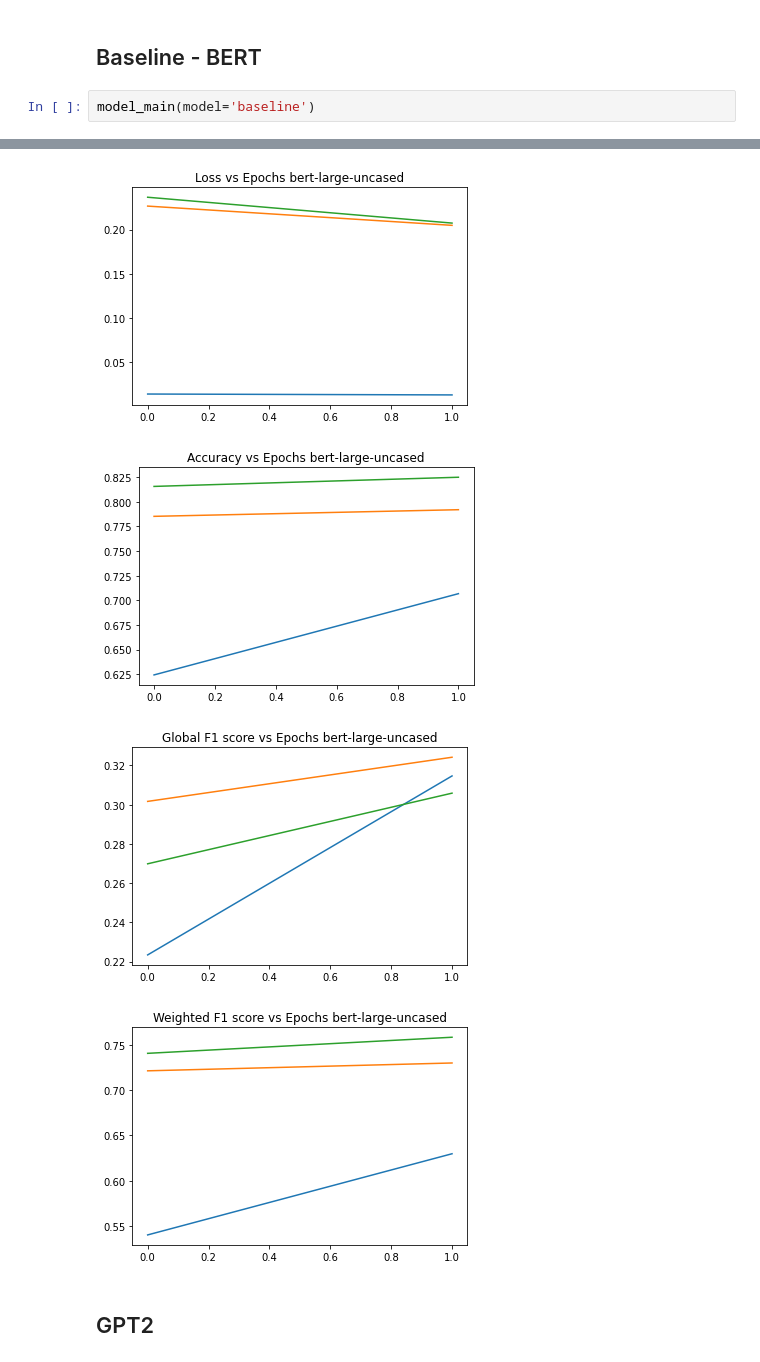
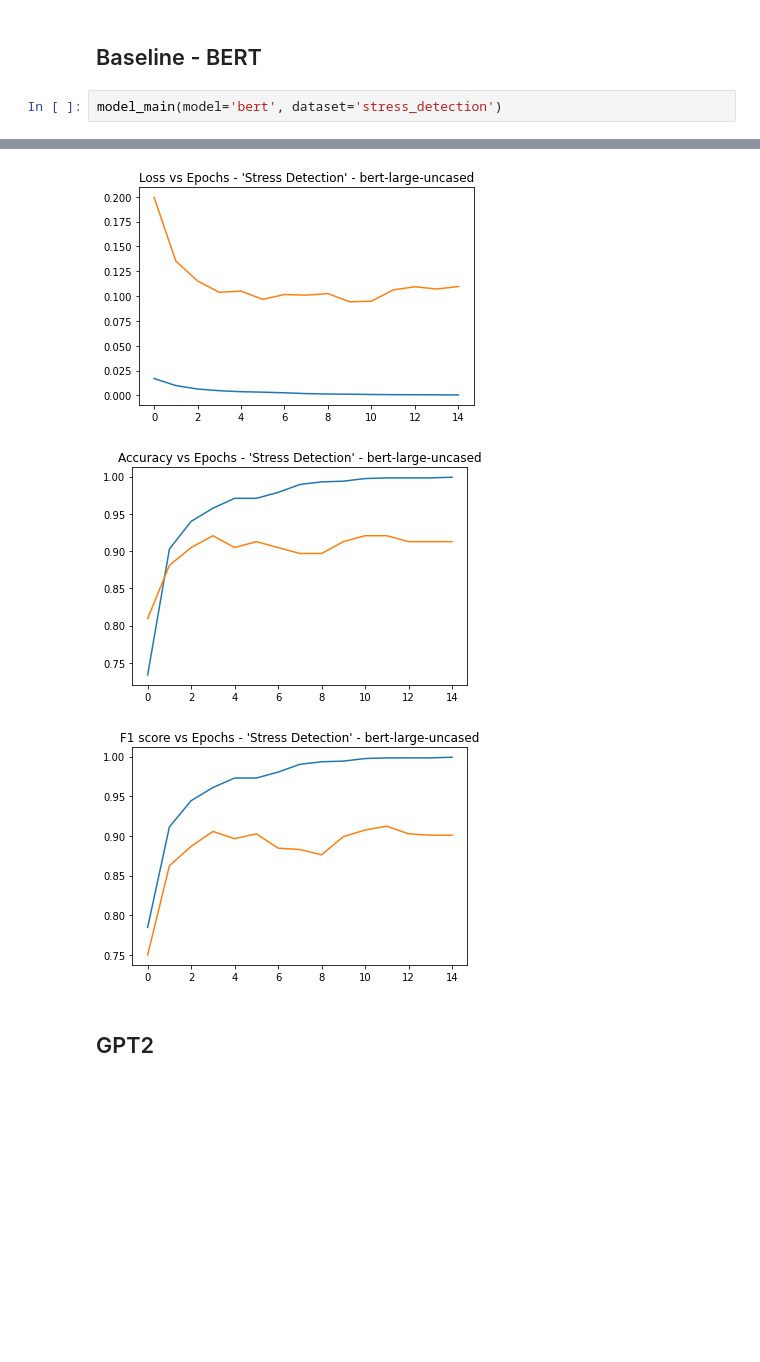
Before and after one commit to alonmoses/Advanced-ML-Final-Project, a Jupyter notebook: run_project_dreaddit.ipynb, the cells around one changed output, grey strips where cells are left out. Saved outputs shown, nothing was run; the diff lists cells and outputs as text; blank space fills up the shorter version.

Commit message:
add notebooks for full run + plots

```diff
--- a/run_project_dreaddit.ipynb
+++ b/run_project_dreaddit.ipynb
@@ -84,5 +39,5 @@ from src.run_model import main as model_main
 # %% [markdown]
 ## Baseline - BERT
 # %%
-model_main(model='baseline')
+model_main(model='bert', dataset='stress_detection')
 # %% [output]
@@ -121,7 +67,6 @@ Test- accuracy: 0.8248494800218938, F1: 0.30589839999145113
-[figure, old version]
+[figure, new version]
-[figure, old version]
+[figure, new version]
-[figure, old version]
+[figure, new version]
-[figure, removed]
 # %% [markdown]
 ## GPT2
 # %%
```
Also changed, not shown: parts of 11 cells of this notebook, 33 other files.
